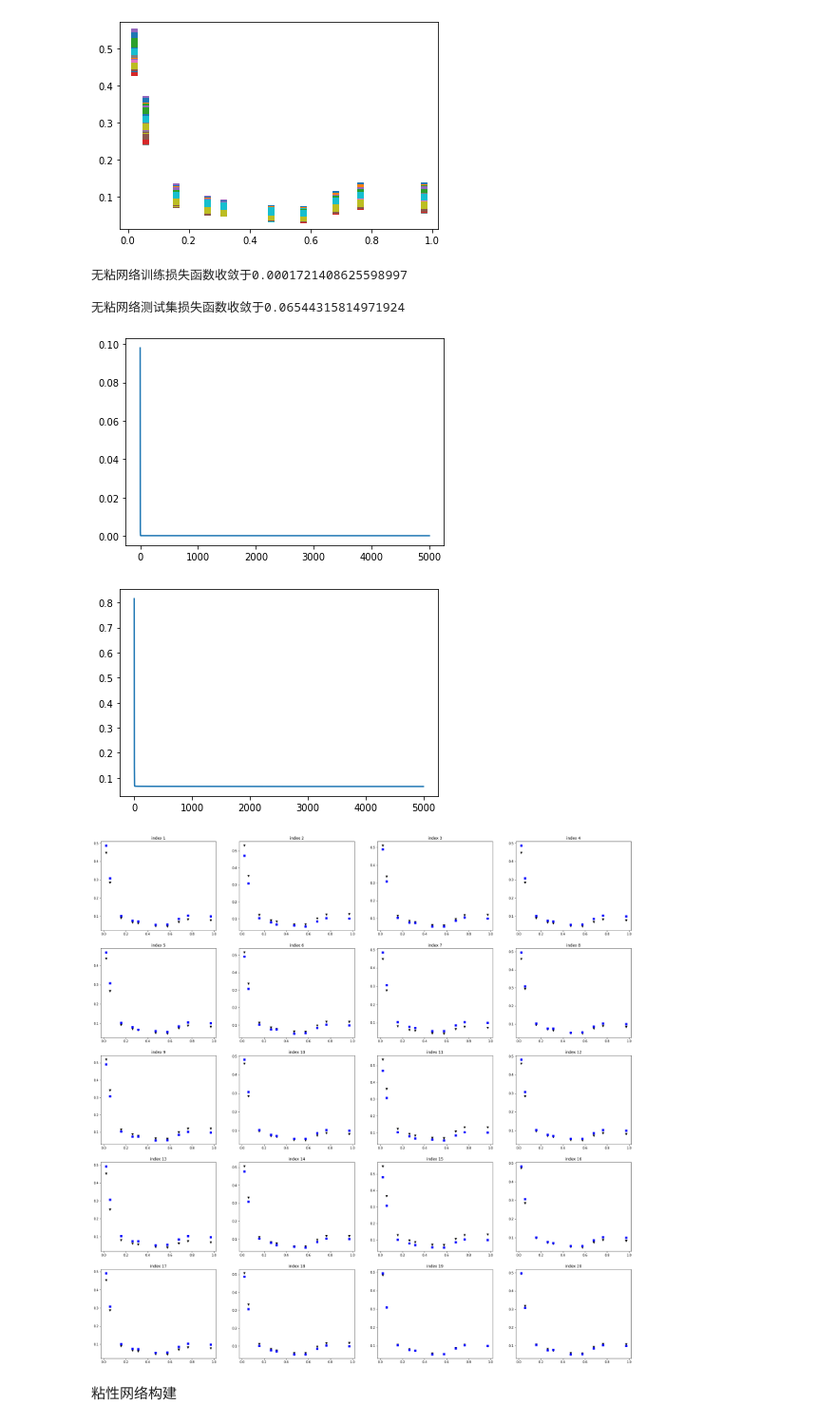
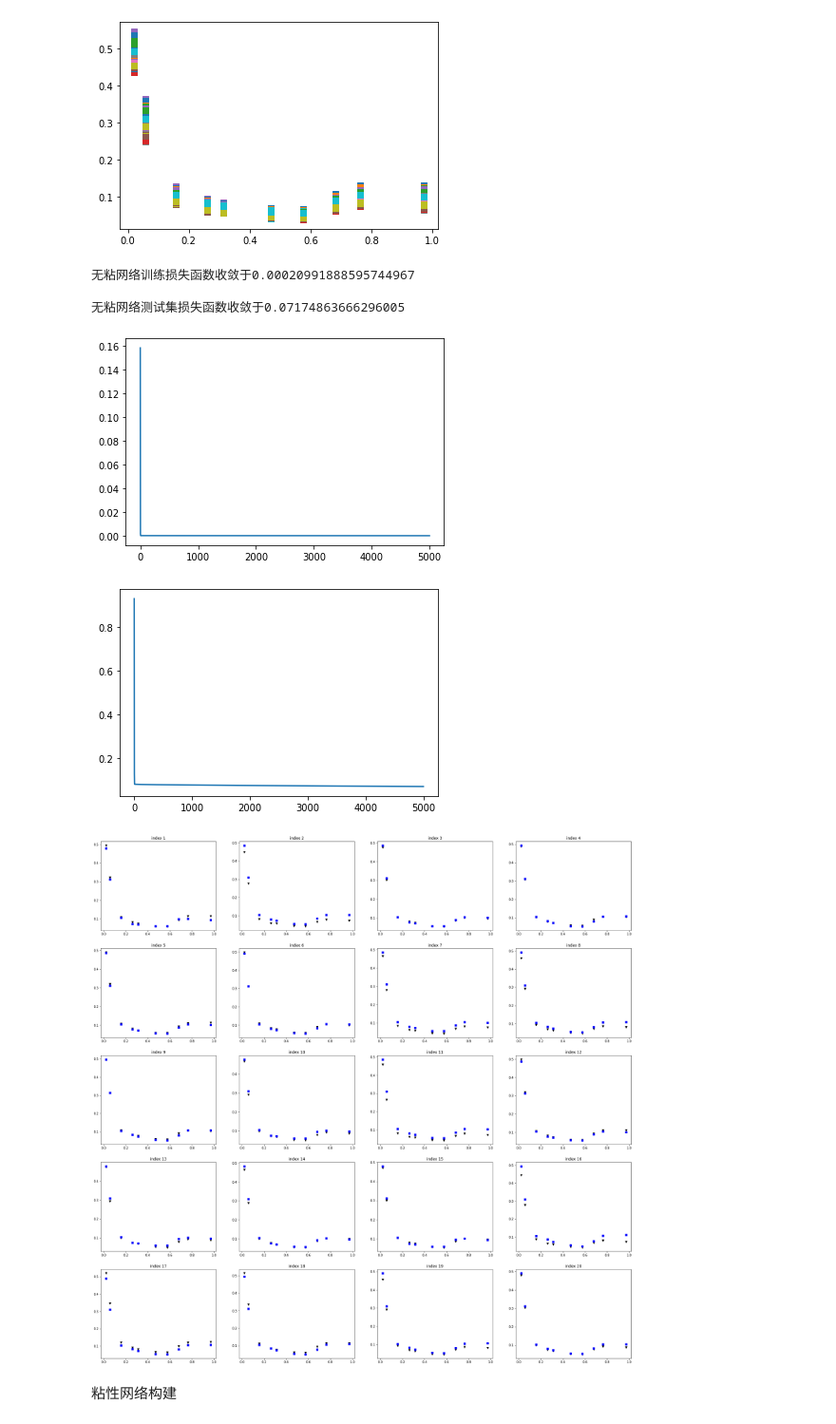
Before and after one commit to bominwang/inviscid-viscid-flow-correct-neural-network, a Jupyter notebook: HB_2_SURFACE_PRESSURE_PRED.ipynb, the cells around one changed output. Shown at 95% size. Cells and saved outputs as stored; diff of their text form; code cells hidden in the pictures.

```diff
--- a/HB_2_SURFACE_PRESSURE_PRED.ipynb
+++ b/HB_2_SURFACE_PRESSURE_PRED.ipynb
@@ -40,17 +41,22 @@ for i in range(data_size):
 [figure]
 # %%
 # 构建训练数据集
-train_data_ins = torch.from_numpy(ins[0:100, :])
-train_data_labs = torch.from_numpy(labs[0:100, :])
 
-test_data_ins = torch.from_numpy(ins[100:201, :])
-test_data_labs = torch.from_numpy(labs[100:201, :])
+data_volume = ins.shape[0]
+data_index = list(range(data_volume))
+train_volume = 100;
+test_volume = data_volume - train_volume
+train_index = random.sample(range(0, data_volume), train_volume)
+test_index = np.setdiff1d(data_index, train_index)
+
+train_data_ins = torch.from_numpy(ins[train_index, :])
+train_data_labs = torch.from_numpy(labs[train_index, :])
+
+test_data_ins = torch.from_numpy(ins[test_index, :])
+test_data_labs = torch.from_numpy(labs[test_index, :])
 
 train_set = TensorDataset(train_data_ins, train_data_labs)
 train_set = DataLoader(train_set, batch_size = 100, shuffle = True)
-
-# test_set = TensorDataset(test_data_ins, test_data_labs)
-# test_set = DataLoader(test_set,  batch_size = 50, shuffle = True)
 # %%
 # 构建网络结构
 class inviscid_nn(nn.Module):
@@ -123,105 +129,105 @@ plt.figure(3)
 plt.plot(test_loss_history)
 print(f'\n无粘网络测试集损失函数收敛于{test_loss_history[-1]}')
 # %% [output]
-无粘网络训练损失函数收敛于0.0001721408625598997
+无粘网络训练损失函数收敛于0.00020991888595744967
 
-无粘网络测试集损失函数收敛于0.06544315814971924
+无粘网络测试集损失函数收敛于0.07174863666296005
-[figure, old version]
+[figure, new version]
-[figure, old version]
+[figure, new version]
 # %%
 # 输出合理性验证
 # 黑色为试验数据
 # 蓝色为网络预测数据
 inviscid_model.eval()
-position = torch.from_numpy(positions[1, :]).reshape(1,10)
-index = torch.randint(0, 50, [20,1])
+position = positions[1, :].reshape(1,-1)
+index = random.sample(range(0, test_volume), 20)
 val_ins = test_data_ins[index, :]
 val_labs = test_data_labs[index, :]
 val_pred = inviscid_model(val_ins.reshape(-1, 2).to(torch.float32))
 plt.figure(figsize=(30, 30))
 fig1 = plt.subplot(5, 4, 1)
-plt.plot(position, val_labs[0, :],'kv')
+plt.plot(position, val_labs[0, :].reshape(1,10).detach().numpy(),'kv')
 plt.plot(position, val_pred[0, :].reshape(1,10).detach().numpy(),'bs')
 fig1.set_title('index 1')
 fig2 = plt.subplot(5, 4, 2)
-plt.plot(position, val_labs[1, :],'kv')
+plt.plot(position, val_labs[1, :].reshape(1,10).detach().numpy(),'kv')
 plt.plot(position, val_pred[1, :].reshape(1,10).detach().numpy(),'bs')
 fig2.set_title('index 2')
 fig3 = plt.subplot(5, 4, 3)
-plt.plot(position, val_labs[2, :],'kv')
+plt.plot(position, val_labs[2, :].reshape(1,10).detach().numpy(),'kv')
 plt.plot(position, val_pred[2, :].reshape(1,10).detach().numpy(),'bs')
 fig3.set_title('index 3')
 fig4 = plt.subplot(5, 4, 4)
-plt.plot(position, val_labs[3, :],'kv')
+plt.plot(position, val_labs[3, :].reshape(1,10).detach().numpy(),'kv')
 plt.plot(position, val_pred[3, :].reshape(1,10).detach().numpy(),'bs')
 fig4.set_title('index 4')
 fig5 = plt.subplot(5, 4, 5)
-plt.plot(position, val_labs[4, :],'kv')
+plt.plot(position, val_labs[4, :].reshape(1,10).detach().numpy(),'kv')
 plt.plot(position, val_pred[4, :].reshape(1,10).detach().numpy(),'bs')
 fig5.set_title('index 5')
 fig6 = plt.subplot(5, 4, 6)
-plt.plot(position, val_labs[5, :],'kv')
+plt.plot(position, val_labs[5, :].reshape(1,10).detach().numpy(),'kv')
 plt.plot(position, val_pred[5, :].reshape(1,10).detach().numpy(),'bs')
 fig6.set_title('index 6')
 fig7 = plt.subplot(5, 4, 7)
-plt.plot(position, val_labs[6, :],'kv')
+plt.plot(position, val_labs[6, :].reshape(1,10).detach().numpy(),'kv')
 plt.plot(position, val_pred[6, :].reshape(1,10).detach().numpy(),'bs')
 fig7.set_title('index 7')
 fig8 = plt.subplot(5, 4, 8)
-plt.plot(position, val_labs[7, :],'kv')
+plt.plot(position, val_labs[7, :].reshape(1,10).detach().numpy(),'kv')
 plt.plot(position, val_pred[7, :].reshape(1,10).detach().numpy(),'bs')
 fig8.set_title('index 8')
 fig9 = plt.subplot(5, 4, 9)
-plt.plot(position, val_labs[8, :],'kv')
+plt.plot(position, val_labs[8, :].reshape(1,10).detach().numpy(),'kv')
 plt.plot(position, val_pred[8, :].reshape(1,10).detach().numpy(),'bs')
 fig9.set_title('index 9')
 fig10 = plt.subplot(5, 4, 10)
-plt.plot(position, val_labs[9, :],'kv')
+plt.plot(position, val_labs[9, :].reshape(1,10).detach().numpy(),'kv')
 plt.plot(position, val_pred[9, :].reshape(1,10).detach().numpy(),'bs')
 fig10.set_title('index 10')
 fig11 = plt.subplot(5, 4, 11)
-plt.plot(position, val_labs[10, :],'kv')
+plt.plot(position, val_labs[10, :].reshape(1,10).detach().numpy(),'kv')
 plt.plot(position, val_pred[10, :].reshape(1,10).detach().numpy(),'bs')
 fig11.set_title('index 11')
 fig12 = plt.subplot(5, 4, 12)
-plt.plot(position, val_labs[11, :],'kv')
+plt.plot(position, val_labs[11, :].reshape(1,10).detach().numpy(),'kv')
 plt.plot(position, val_pred[11, :].reshape(1,10).detach().numpy(),'bs')
 fig12.set_title('index 12')
 fig13 = plt.subplot(5, 4, 13)
-plt.plot(position, val_labs[12, :],'kv')
+plt.plot(position, val_labs[12, :].reshape(1,10).detach().numpy(),'kv')
 plt.plot(position, val_pred[12, :].reshape(1,10).detach().numpy(),'bs')
 fig13.set_title('index 13')
 fig14 = plt.subplot(5, 4, 14)
-plt.plot(position, val_labs[13, :],'kv')
+plt.plot(position, val_labs[13, :].reshape(1,10).detach().numpy(),'kv')
 plt.plot(position, val_pred[13, :].reshape(1,10).detach().numpy(),'bs')
 fig14.set_title('index 14')
 fig15 = plt.subplot(5, 4, 15)
-plt.plot(position, val_labs[14, :],'kv')
+plt.plot(position, val_labs[14, :].reshape(1,10).detach().numpy(),'kv')
 plt.plot(position, val_pred[14, :].reshape(1,10).detach().numpy(),'bs')
 fig15.set_title('index 15')
 fig16 = plt.subplot(5, 4, 16)
-plt.plot(position, val_labs[15, :],'kv')
+plt.plot(position, val_labs[15, :].reshape(1,10).detach().numpy(),'kv')
 plt.plot(position, val_pred[15, :].reshape(1,10).detach().numpy(),'bs')
 fig16.set_title('index 16')
 fig17 = plt.subplot(5, 4, 17)
-plt.plot(position, val_labs[16, :],'kv')
+plt.plot(position, val_labs[16, :].reshape(1,10).detach().numpy(),'kv')
 plt.plot(position, val_pred[16, :].reshape(1,10).detach().numpy(),'bs')
 fig17.set_title('index 17')
 fig18 = plt.subplot(5, 4, 18)
-plt.plot(position, val_labs[17, :],'kv')
+plt.plot(position, val_labs[17, :].reshape(1,10).detach().numpy(),'kv')
 plt.plot(position, val_pred[17, :].reshape(1,10).detach().numpy(),'bs')
 fig18.set_title('index 18')
 fig19 = plt.subplot(5, 4, 19)
-plt.plot(position, val_labs[18, :],'kv')
+plt.plot(position, val_labs[18, :].reshape(1,10).detach().numpy(),'kv')
 plt.plot(position, val_pred[18, :].reshape(1,10).detach().numpy(),'bs')
 fig19.set_title('index 19')
 fig20 = plt.subplot(5, 4, 20)
-plt.plot(position, val_labs[19, :],'kv')
+plt.plot(position, val_labs[19, :].reshape(1,10).detach().numpy(),'kv')
 plt.plot(position, val_pred[19, :].reshape(1,10).detach().numpy(),'bs')
 fig20.set_title('index 20')
 plt.show()
 # %% [output]
-[figure, old version]
+[figure, new version]
 # %% [markdown]
 粘性网络构建
 # %%
```
Also changed, not shown: parts of 4 cells of this notebook.
